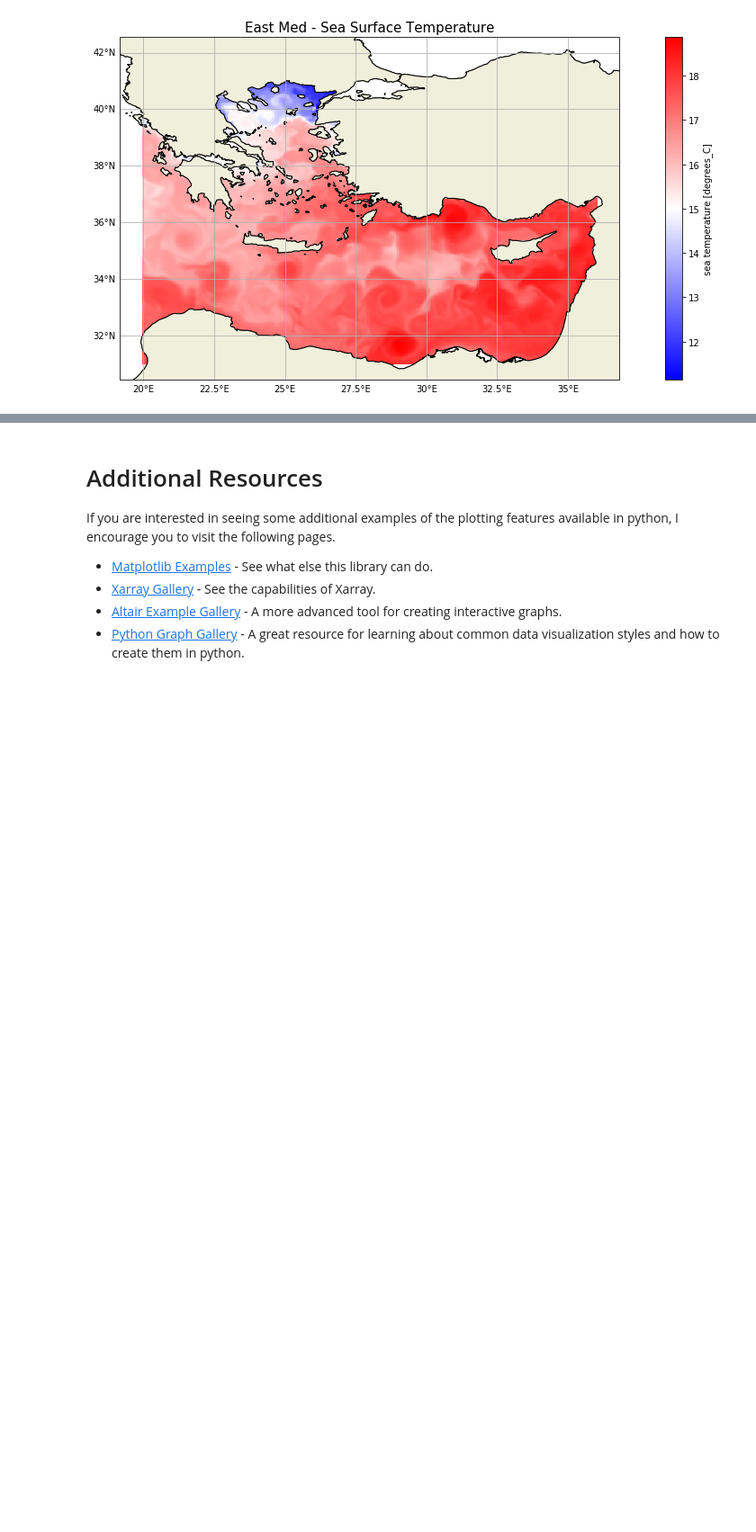
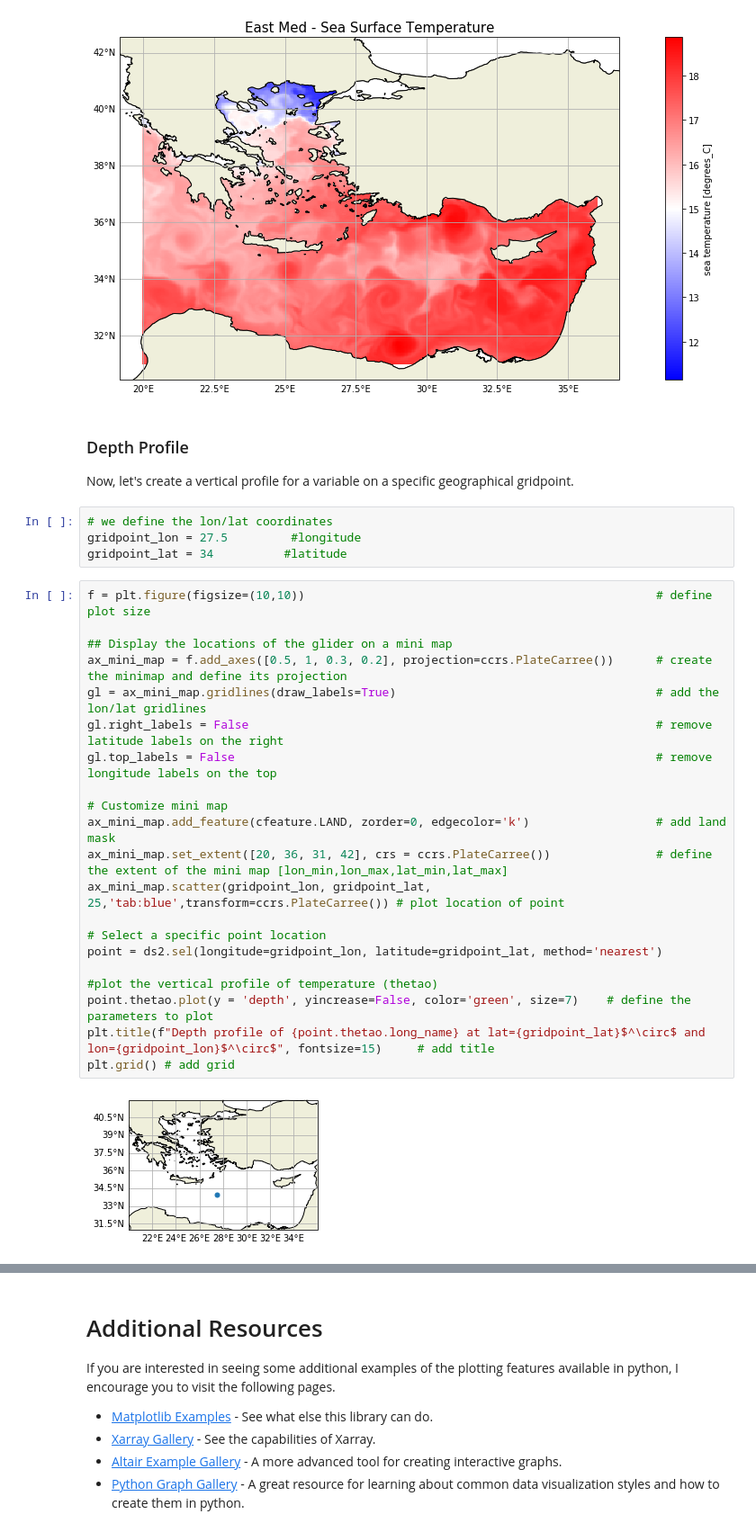
Before and after one commit to gkara00/ocean-pycourse, a Jupyter notebook: Data_Visualization.ipynb, the cells around one changed output, grey strips where cells are left out. Shown at 90% size. Saved outputs shown, nothing was run; the diff lists cells and outputs as text; blank space fills up the shorter version.

```diff
--- a/Data_Visualization.ipynb
+++ b/Data_Visualization.ipynb
@@ -455,3 +455,33 @@ plt.title(f'East Med - Sea Surface Temperature', fontsize=15)   # add title to t
 # %% [output]
 Text(0.5, 1.0, 'East Med - Sea Surface Temperature')
 [figure]
+# %% [markdown]
+### Depth Profile
+Now, let's create a vertical profile for a variable on a specific geographical gridpoint.
+# %%
+# we define the lon/lat coordinates
+gridpoint_lon = 27.5         #longitude
+gridpoint_lat = 34          #latitude
+# %%
+f = plt.figure(figsize=(10,10))                                                  # define plot size
+
+## Display the locations of the glider on a mini map
+ax_mini_map = f.add_axes([0.5, 1, 0.3, 0.2], projection=ccrs.PlateCarree())      # create the minimap and define its projection
+gl = ax_mini_map.gridlines(draw_labels=True)                                     # add the lon/lat gridlines
+gl.right_labels = False                                                          # remove latitude labels on the right
+gl.top_labels = False                                                            # remove longitude labels on the top
+
+# Customize mini map
+ax_mini_map.add_feature(cfeature.LAND, zorder=0, edgecolor='k')                  # add land mask
+ax_mini_map.set_extent([20, 36, 31, 42], crs = ccrs.PlateCarree())               # define the extent of the mini map [lon_min,lon_max,lat_min,lat_max]
+ax_mini_map.scatter(gridpoint_lon, gridpoint_lat, 25,'tab:blue',transform=ccrs.PlateCarree()) # plot location of point
+
+# Select a specific point location
+point = ds2.sel(longitude=gridpoint_lon, latitude=gridpoint_lat, method='nearest')
+
+#plot the vertical profile of temperature (thetao)
+point.thetao.plot(y = 'depth', yincrease=False, color='green', size=7)    # define the parameters to plot
+plt.title(f"Depth profile of {point.thetao.long_name} at lat={gridpoint_lat}$^\circ$ and lon={gridpoint_lon}$^\circ$", fontsize=15)     # add title
+plt.grid() # add grid
+# %% [output]
+[figure, added]
```
Also changed, not shown: parts of 7 cells of this notebook, 1 other file.
